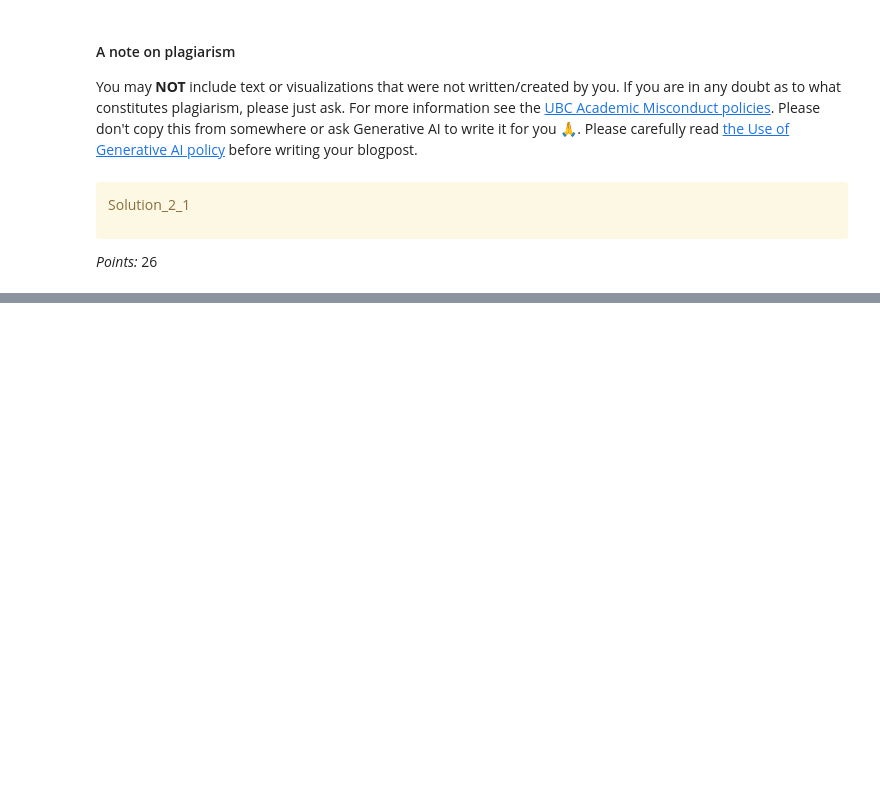
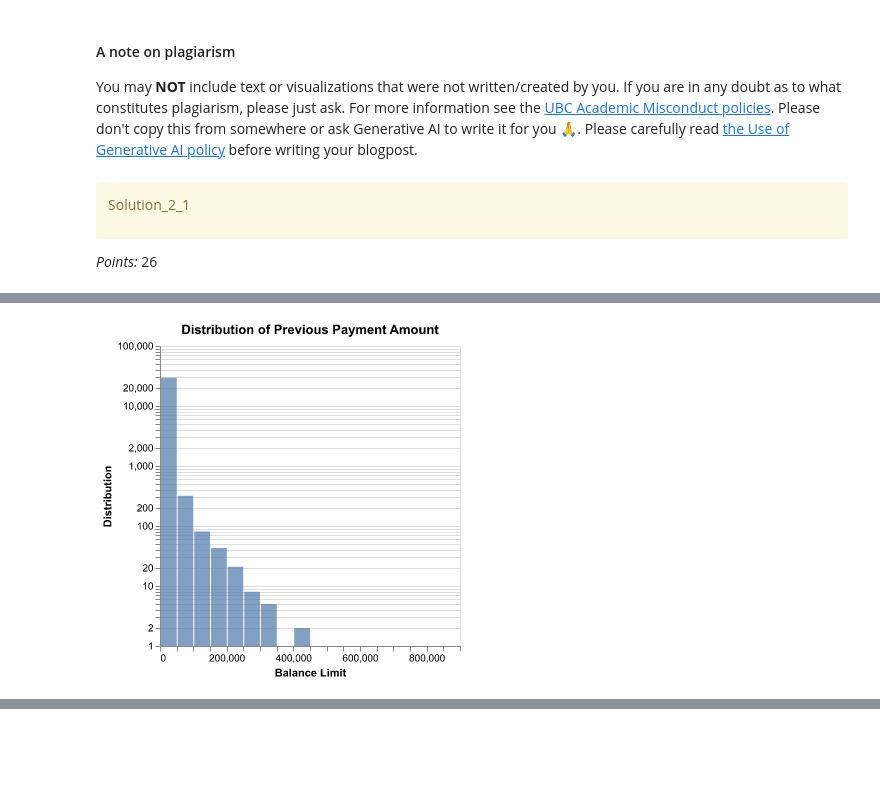
Before and after one commit to radhikab1/CPSC330_HW9, a Jupyter notebook: hw9.ipynb, the cells around one changed output, grey strips where cells are left out. Drawn from its saved outputs; the diff is of its cells as text; code cells hidden in the pictures; blank space fills up the shorter version.

```diff
--- a/hw9.ipynb
+++ b/hw9.ipynb
@@ -152,0 +182,4 @@ _Points:_ 26
+# %%
+Image("img/previous_amt_dist.png")
+# %% [output]
+[figure, added]
```
Also changed, not shown: parts of 13 cells of this notebook.
